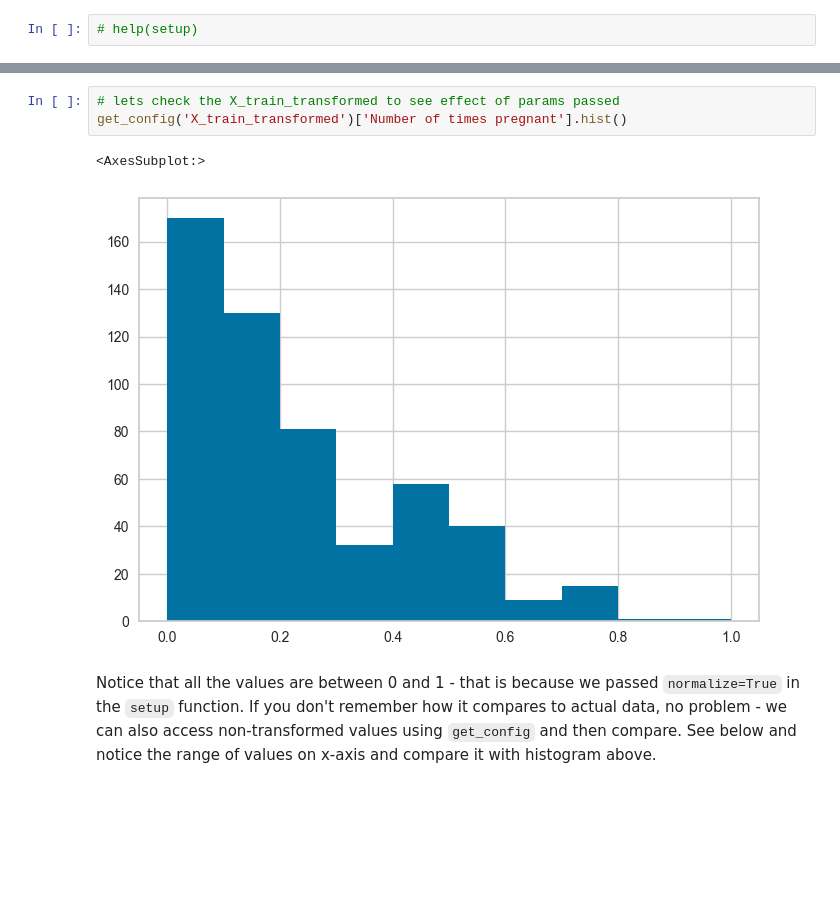
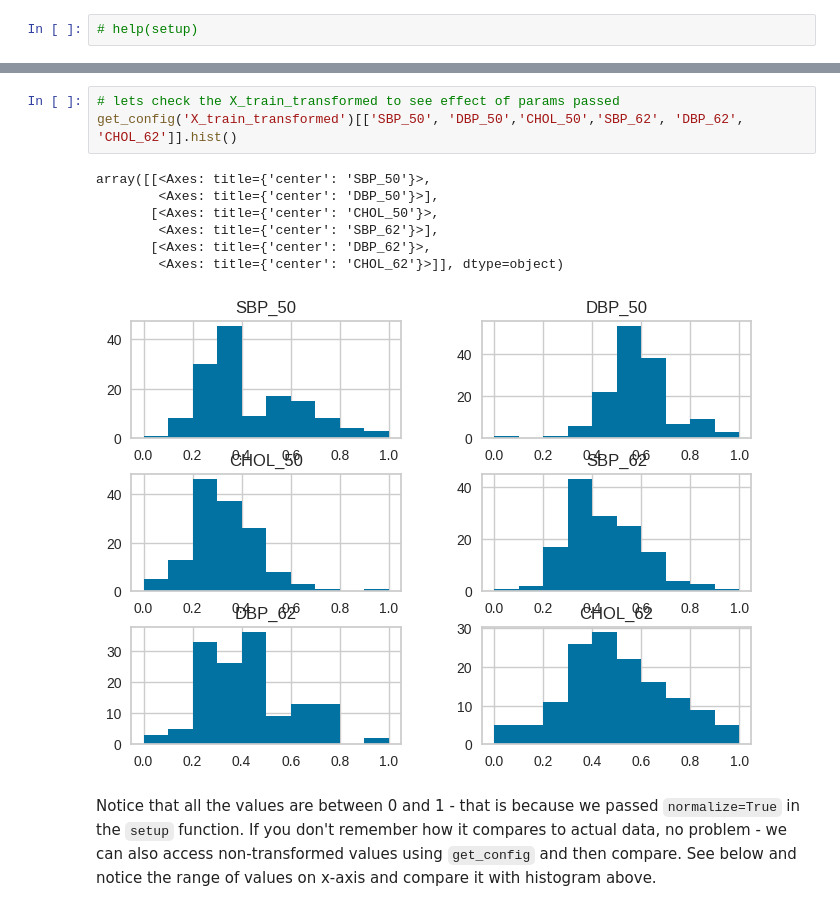
Before and after one commit to ashivashankars/CMPE255_Assignments, a Jupyter notebook: tutorials/Tutorial - Binary Classification.ipynb, the cells around one changed output, grey strips where cells are left out. Cells and saved outputs as stored; diff of their text form; blank space fills up the shorter version.

```diff
--- a/tutorials/Tutorial - Binary Classification.ipynb
+++ b/tutorials/Tutorial - Binary Classification.ipynb
@@ -520,9 +593,14 @@ s = setup(data, target = 'Class variable', session_id = 123,
 # %%
 # lets check the X_train_transformed to see effect of params passed
-get_config('X_train_transformed')['Number of times pregnant'].hist()
+get_config('X_train_transformed')[['SBP_50', 'DBP_50','CHOL_50','SBP_62', 'DBP_62', 'CHOL_62']].hist()
 # %% [output]
-<AxesSubplot:>
+array([[<Axes: title={'center': 'SBP_50'}>,
+        <Axes: title={'center': 'DBP_50'}>],
+       [<Axes: title={'center': 'CHOL_50'}>,
+        <Axes: title={'center': 'SBP_62'}>],
+       [<Axes: title={'center': 'DBP_62'}>,
+        <Axes: title={'center': 'CHOL_62'}>]], dtype=object)
-[figure, old version]
+[figure, new version]
 # %% [markdown]
 Notice that all the values are between 0 and 1 - that is because we passed `normalize=True` in the `setup` function. If you don't remember how it compares to actual data, no problem - we can also access non-transformed values using `get_config` and then compare. See below and notice the range of values on x-axis and compare it with histogram above.
 # %%
```
Also changed, not shown: parts of 71 cells of this notebook.
